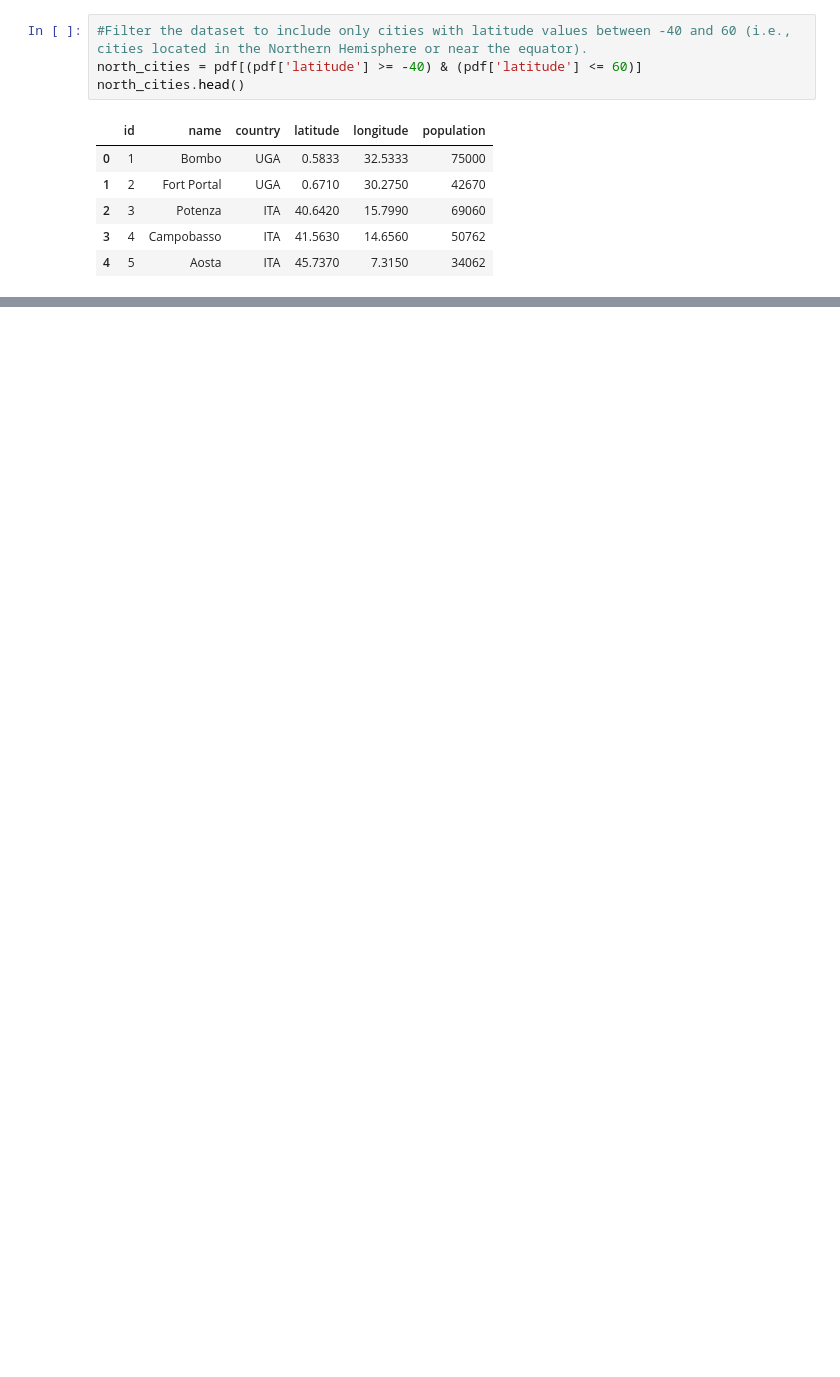
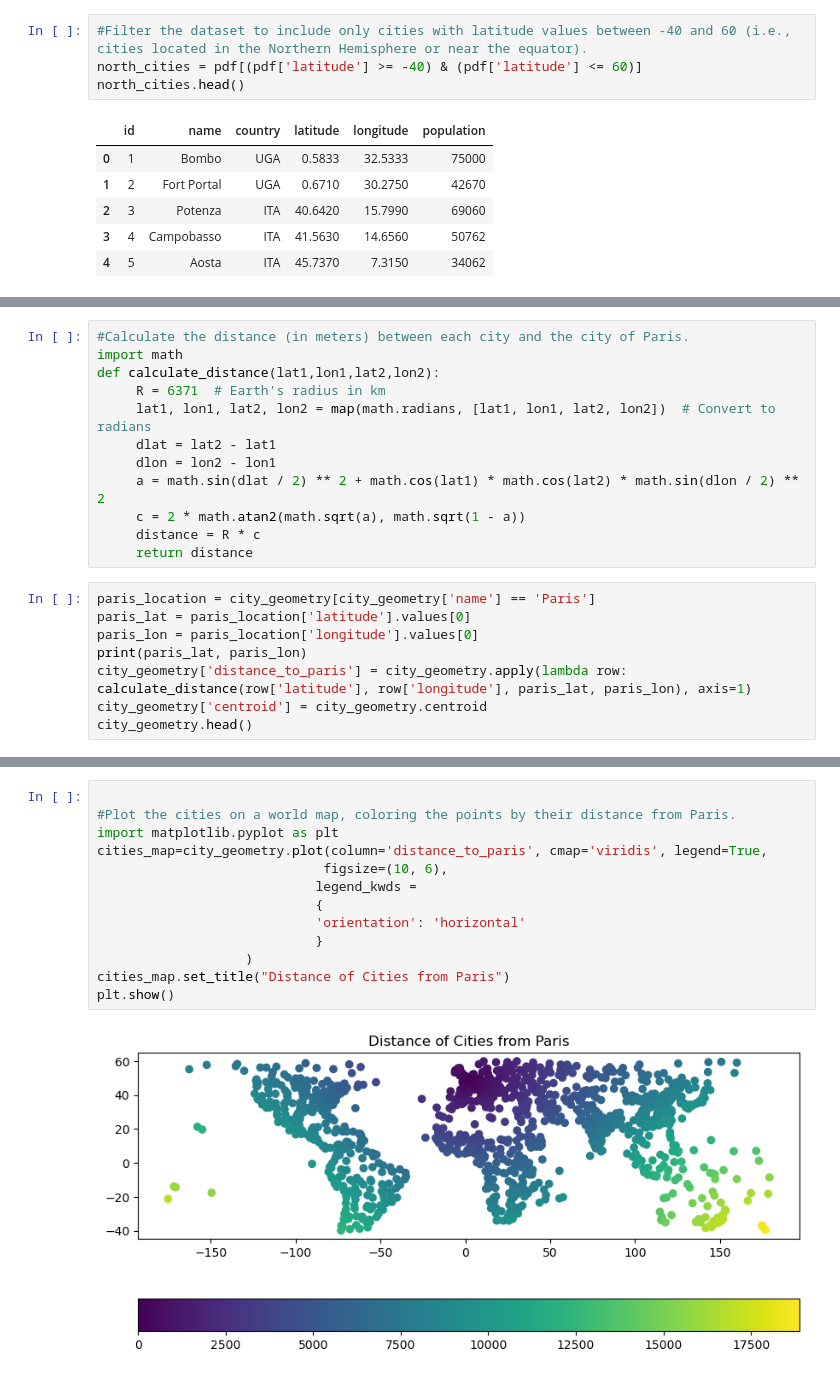
Before and after one commit to Hayat2018/geospatial_course, a Jupyter notebook: Lab-4.ipynb, the cells around one changed output, grey strips where cells are left out. Drawn from its saved outputs; the diff is of its cells as text; blank space fills up the shorter version.

```diff
--- a/Lab-4.ipynb
+++ b/Lab-4.ipynb
@@ -256,0 +167,20 @@ city_geometry.head()
+# %%
+#Calculate the distance (in meters) between each city and the city of Paris.
+import math
+def calculate_distance(lat1,lon1,lat2,lon2):
+     R = 6371  # Earth's radius in km
+     lat1, lon1, lat2, lon2 = map(math.radians, [lat1, lon1, lat2, lon2])  # Convert to radians
+     dlat = lat2 - lat1
+     dlon = lon2 - lon1
+     a = math.sin(dlat / 2) ** 2 + math.cos(lat1) * math.cos(lat2) * math.sin(dlon / 2) ** 2
+     c = 2 * math.atan2(math.sqrt(a), math.sqrt(1 - a))
+     distance = R * c
+     return distance
+# %%
+paris_location = city_geometry[city_geometry['name'] == 'Paris']
+paris_lat = paris_location['latitude'].values[0]
+paris_lon = paris_location['longitude'].values[0]
+print(paris_lat, paris_lon)
+city_geometry['distance_to_paris'] = city_geometry.apply(lambda row: calculate_distance(row['latitude'], row['longitude'], paris_lat, paris_lon), axis=1)
+city_geometry['centroid'] = city_geometry.centroid
+city_geometry.head()
@@ -256,0 +195,15 @@ city_geometry.head()
+# %%
+
+#Plot the cities on a world map, coloring the points by their distance from Paris.
+import matplotlib.pyplot as plt
+cities_map=city_geometry.plot(column='distance_to_paris', cmap='viridis', legend=True,
+                             figsize=(10, 6),
+                            legend_kwds =
+                            {
+                            'orientation': 'horizontal'
+                            }
+                   )
+cities_map.set_title("Distance of Cities from Paris")
+plt.show()
+# %% [output]
+[figure, added]
```
Also changed, not shown: parts of 18 cells of this notebook, 1 other file.
